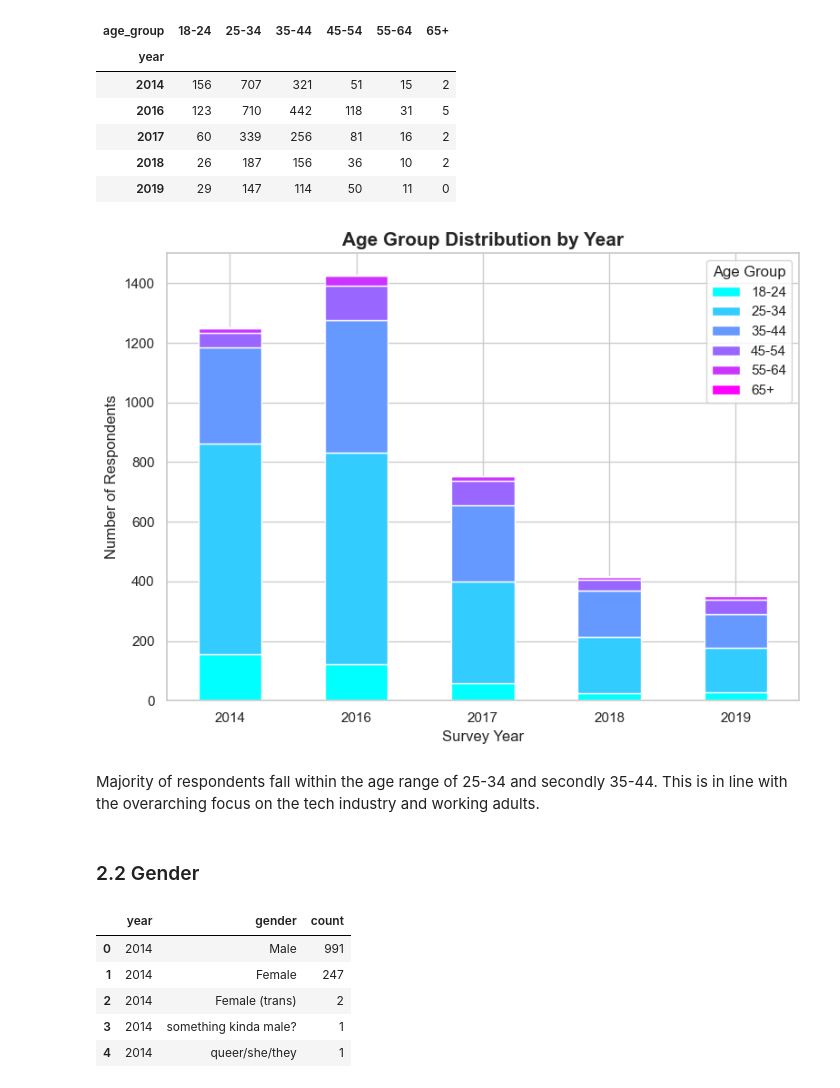
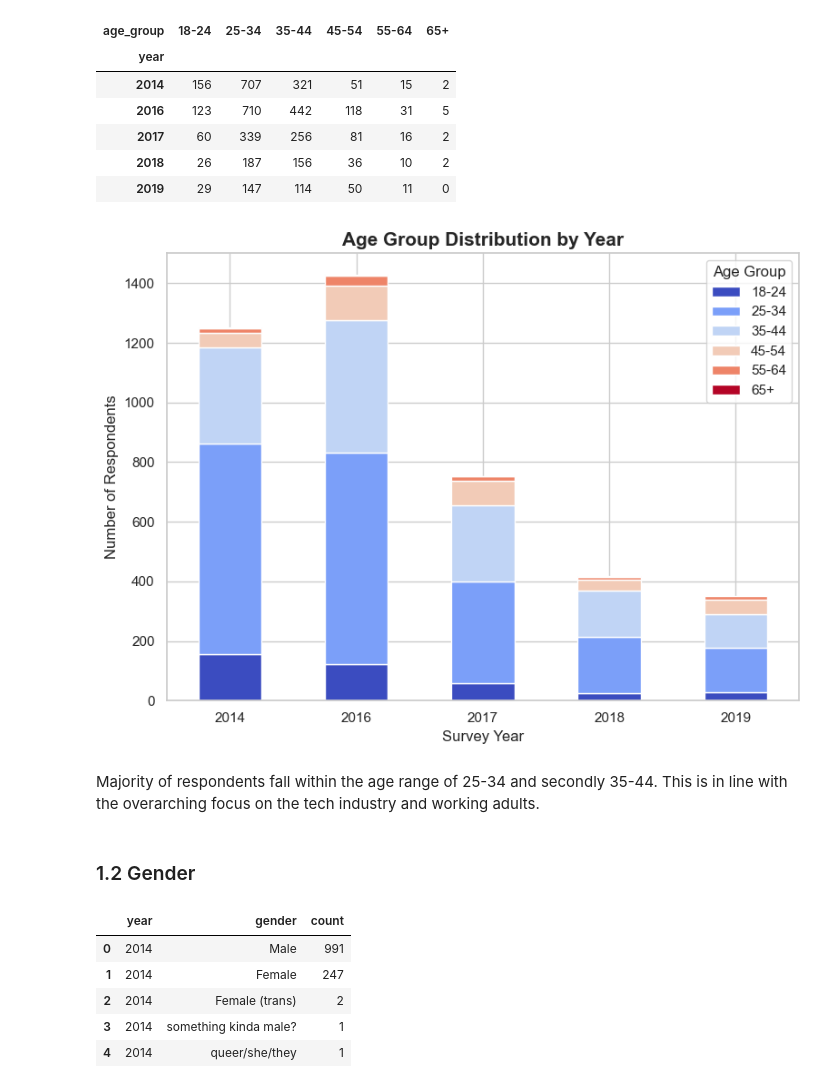
Before and after one commit to giddygarcia/Mental-Health-In-Tech, a Jupyter notebook: mental-health.ipynb, the cells around one changed output. Cells and saved outputs as stored; diff of their text form; code cells hidden in the pictures.

```diff
--- a/mental-health.ipynb
+++ b/mental-health.ipynb
@@ -106,6 +106,8 @@ df_survey
 | 4 | 2019 | 76 | 352 |
 # %%
 fig, ax = plt.subplots(1, 2, figsize=(12, 5))
+
+sns.set_theme(style="whitegrid")
 
 sns.lineplot(df_survey, x=df_survey['year'].astype(str), y='num_questions', ax=ax[0], marker='o')
 ax[0].set_title('Number of Questions per Year', weight='bold', fontsize=14)
@@ -166,24 +188,24 @@ df_ages.head()
 # %%
 fig, ax = plt.subplots(figsize=(8, 6))
 
-df_ages.plot(kind="bar", stacked=True, ax=ax, colormap='cool')
+df_ages.plot(kind="bar", stacked=True, ax=ax, colormap='coolwarm')
 
 ax.set_ylabel('Number of Respondents', size=12)
 ax.set_xlabel('Survey Year', size=12)
 ax.set_xticklabels(ax.get_xticklabels(), rotation=0)
 plt.title('Age Group Distribution by Year', size=15, weight='bold')
 
 labels_legend = df_ages.columns.tolist()
 ax.legend(labels=labels_legend, title="Age Group")
 
 plt.tight_layout()
 plt.show()
 # %% [output]
-[figure, old version]
+[figure, new version]
 # %% [markdown]
 Majority of respondents fall within the age range of 25-34 and secondly 35-44. This is in line with the overarching focus on the tech industry and working adults.
 # %% [markdown]
-### 2.2 Gender
+### 1.2 Gender
 # %%
 query = """
         SELECT  SurveyID AS year,
```
Also changed, not shown: parts of 25 cells of this notebook.
